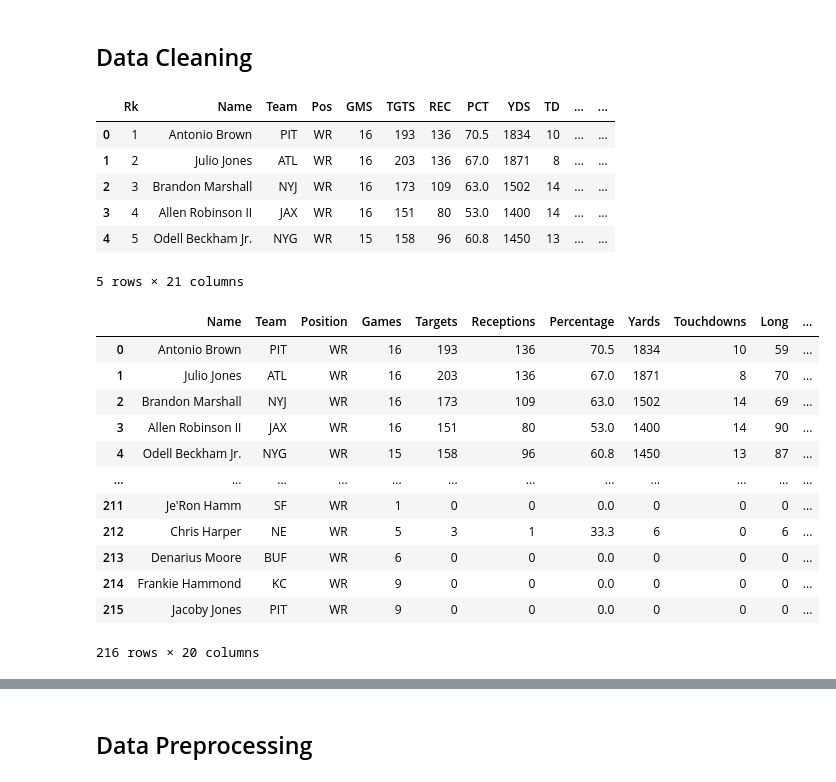
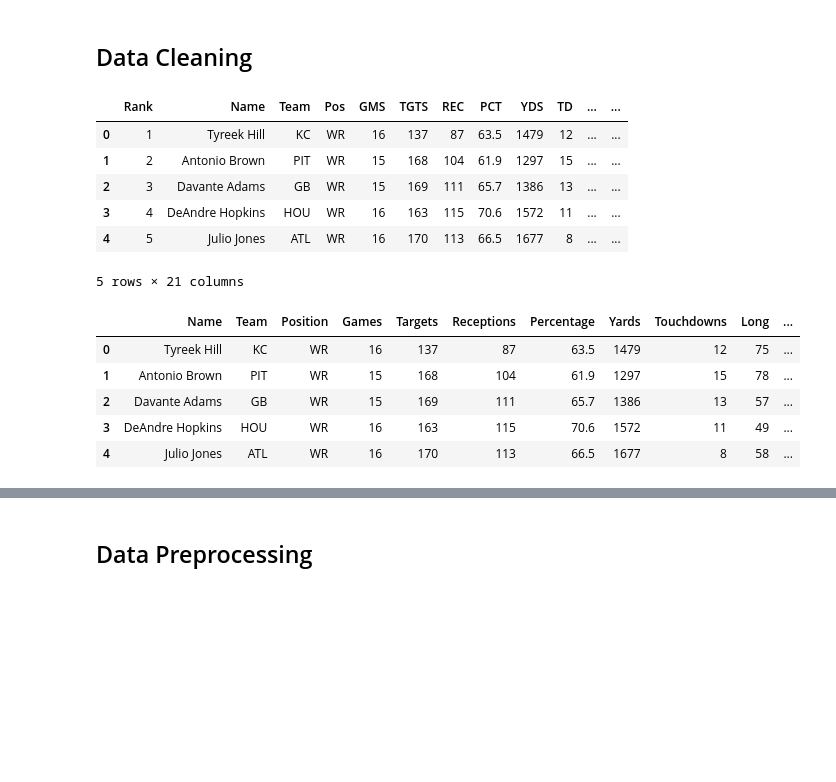
Before and after one commit to hugosp95/Project4_NFL_Data_Analytics, a Jupyter notebook: project_4.ipynb, the cells around one changed output, grey strips where cells are left out. Cells and saved outputs as stored; diff of their text form; code cells hidden in the pictures; blank space fills up the shorter version.

```diff
--- a/project_4.ipynb
+++ b/project_4.ipynb
@@ -28,14 +28,14 @@ season_2021_df = pd.read_excel('wr_season_2021.xlsx')
 ## Data Cleaning
 # %%
 # preview new dataframe
-season_2015_df.head()
+season_2018_df.head()
 # %% [output]
-|  | Rk | Name | Team | Pos | GMS | TGTS | REC | PCT | YDS | TD | ... | ... |
-| 0 | 1 | Antonio Brown | PIT | WR | 16 | 193 | 136 | 70.5 | 1834 | 10 | ... | ... |
-| 1 | 2 | Julio Jones | ATL | WR | 16 | 203 | 136 | 67.0 | 1871 | 8 | ... | ... |
-| 2 | 3 | Brandon Marshall | NYJ | WR | 16 | 173 | 109 | 63.0 | 1502 | 14 | ... | ... |
-| 3 | 4 | Allen Robinson II | JAX | WR | 16 | 151 | 80 | 53.0 | 1400 | 14 | ... | ... |
-| 4 | 5 | Odell Beckham Jr. | NYG | WR | 15 | 158 | 96 | 60.8 | 1450 | 13 | ... | ... |
+|  | Rank | Name | Team | Pos | GMS | TGTS | REC | PCT | YDS | TD | ... | ... |
+| 0 | 1 | Tyreek Hill | KC | WR | 16 | 137 | 87 | 63.5 | 1479 | 12 | ... | ... |
+| 1 | 2 | Antonio Brown | PIT | WR | 15 | 168 | 104 | 61.9 | 1297 | 15 | ... | ... |
+| 2 | 3 | Davante Adams | GB | WR | 15 | 169 | 111 | 65.7 | 1386 | 13 | ... | ... |
+| 3 | 4 | DeAndre Hopkins | HOU | WR | 16 | 163 | 115 | 70.6 | 1572 | 11 | ... | ... |
+| 4 | 5 | Julio Jones | ATL | WR | 16 | 170 | 113 | 66.5 | 1677 | 8 | ... | ... |
 5 rows × 21 columns
 # %%
 # drop rank column from all dataframes since we don't need this value for the model
@@ -91,19 +77,12 @@ season_2021_df = season_2021_df.rename(columns={'Pos': 'Position', 'GMS': 'Games
 # %%
 # check to make sure columns have been renamed
-season_2015_df
+season_2018_df.head()
 # %% [output]
 |  | Name | Team | Position | Games | Targets | Receptions | Percentage | Yards | Touchdowns | Long | ... |
-| 0 | Antonio Brown | PIT | WR | 16 | 193 | 136 | 70.5 | 1834 | 10 | 59 | ... |
-| 1 | Julio Jones | ATL | WR | 16 | 203 | 136 | 67.0 | 1871 | 8 | 70 | ... |
-| 2 | Brandon Marshall | NYJ | WR | 16 | 173 | 109 | 63.0 | 1502 | 14 | 69 | ... |
-| 3 | Allen Robinson II | JAX | WR | 16 | 151 | 80 | 53.0 | 1400 | 14 | 90 | ... |
-| 4 | Odell Beckham Jr. | NYG | WR | 15 | 158 | 96 | 60.8 | 1450 | 13 | 87 | ... |
-| ... | ... | ... | ... | ... | ... | ... | ... | ... | ... | ... | ... |
-| 211 | Je'Ron Hamm | SF | WR | 1 | 0 | 0 | 0.0 | 0 | 0 | 0 | ... |
-| 212 | Chris Harper | NE | WR | 5 | 3 | 1 | 33.3 | 6 | 0 | 6 | ... |
-| 213 | Denarius Moore | BUF | WR | 6 | 0 | 0 | 0.0 | 0 | 0 | 0 | ... |
-| 214 | Frankie Hammond | KC | WR | 9 | 0 | 0 | 0.0 | 0 | 0 | 0 | ... |
-| 215 | Jacoby Jones | PIT | WR | 9 | 0 | 0 | 0.0 | 0 | 0 | 0 | ... |
+| 0 | Tyreek Hill | KC | WR | 16 | 137 | 87 | 63.5 | 1479 | 12 | 75 | ... |
+| 1 | Antonio Brown | PIT | WR | 15 | 168 | 104 | 61.9 | 1297 | 15 | 78 | ... |
+| 2 | Davante Adams | GB | WR | 15 | 169 | 111 | 65.7 | 1386 | 13 | 57 | ... |
+| 3 | DeAndre Hopkins | HOU | WR | 16 | 163 | 115 | 70.6 | 1572 | 11 | 49 | ... |
+| 4 | Julio Jones | ATL | WR | 16 | 170 | 113 | 66.5 | 1677 | 8 | 58 | ... |
-216 rows × 20 columns
 # %%
 # add column to each dataframe that contains the year of play
```
Also changed, not shown: parts of 30 cells of this notebook, 2 other files.
